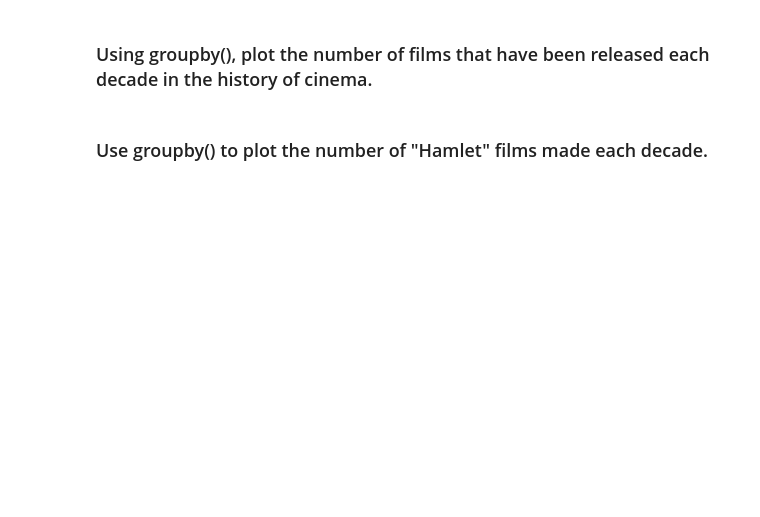
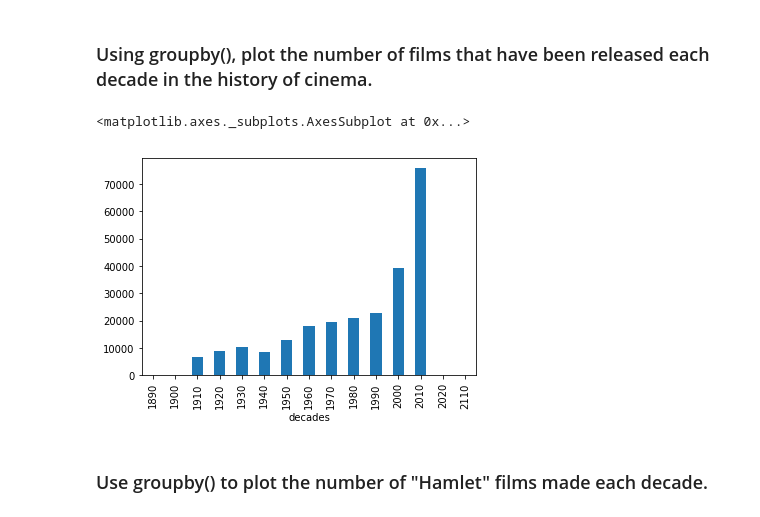
Before and after one commit to tansudasli/analytics-sandbox, a Jupyter notebook: pandas/Exercises-3.ipynb, the cells around one changed output. Drawn from its saved outputs; the diff is of its cells as text; code cells hidden in the pictures; blank space fills up the shorter version.

```diff
--- a/pandas/Exercises-3.ipynb
+++ b/pandas/Exercises-3.ipynb
@@ -256,4 +297,11 @@ k.loc['Sleuth'].reset_index('year')
 # %% [markdown]
 ### Using groupby(), plot the number of films that have been released each decade in the history of cinema.
+# %%
+num_of_movies = titles.groupby(['decades']).size()
+
+num_of_movies.plot(kind='bar')
+# %% [output]
+<matplotlib.axes._subplots.AxesSubplot at 0x...>
+[figure, added]
 # %% [markdown]
 ### Use groupby() to plot the number of "Hamlet" films made each decade.
```
Also changed, not shown: parts of 11 cells of this notebook.
